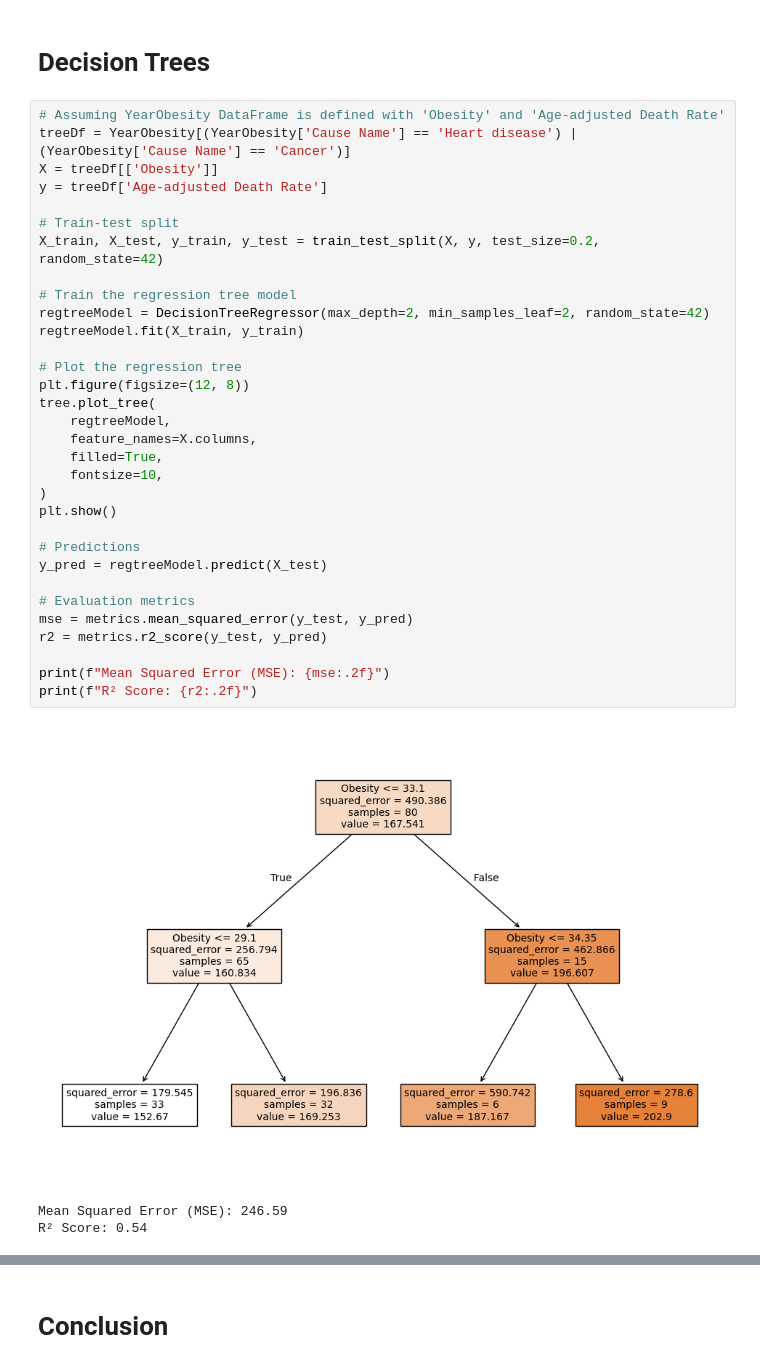
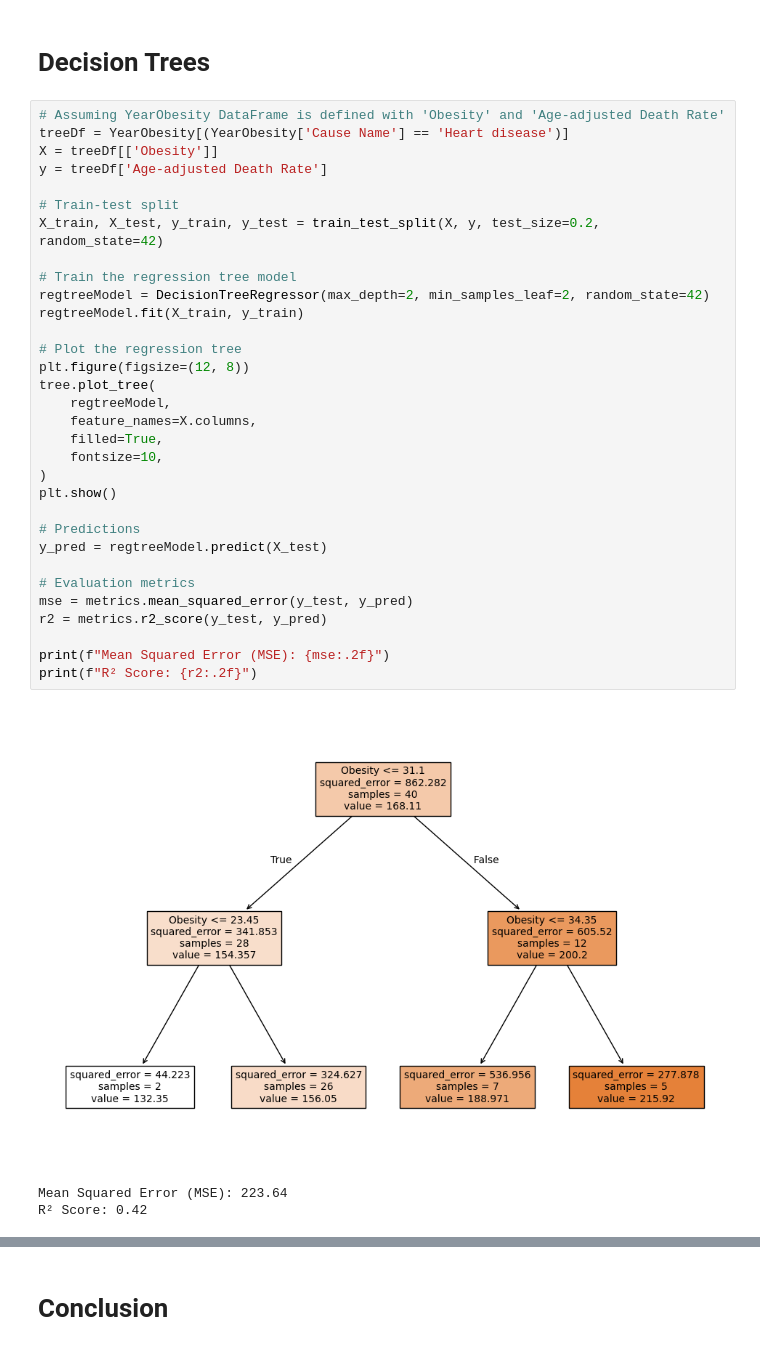
Before and after one commit to LoganWongbangchuad/DataScience, a Jupyter notebook: code/final.ipynb, the cells around one changed output, grey strips where cells are left out. Cells and saved outputs as stored; diff of their text form.

```diff
--- a/code/final.ipynb
+++ b/code/final.ipynb
@@ -786,37 +914,37 @@ This analysis indicates that the optimal number of clusters for the given datase
 # Decision Trees
 # %%
 # Assuming YearObesity DataFrame is defined with 'Obesity' and 'Age-adjusted Death Rate'
-treeDf = YearObesity[(YearObesity['Cause Name'] == 'Heart disease') | (YearObesity['Cause Name'] == 'Cancer')]
+treeDf = YearObesity[(YearObesity['Cause Name'] == 'Heart disease')]
 X = treeDf[['Obesity']]
 y = treeDf['Age-adjusted Death Rate']
 
 # Train-test split
 X_train, X_test, y_train, y_test = train_test_split(X, y, test_size=0.2, random_state=42)
 
 # Train the regression tree model
 regtreeModel = DecisionTreeRegressor(max_depth=2, min_samples_leaf=2, random_state=42)
 regtreeModel.fit(X_train, y_train)
 
 # Plot the regression tree
 plt.figure(figsize=(12, 8))
 tree.plot_tree(
     regtreeModel,
     feature_names=X.columns,
     filled=True,
     fontsize=10,
 )
 plt.show()
 
 # Predictions
 y_pred = regtreeModel.predict(X_test)
 
 # Evaluation metrics
 mse = metrics.mean_squared_error(y_test, y_pred)
 r2 = metrics.r2_score(y_test, y_pred)
 
 print(f"Mean Squared Error (MSE): {mse:.2f}")
 print(f"R² Score: {r2:.2f}")
 # %% [output]
-[figure, old version]
+[figure, new version]
-Mean Squared Error (MSE): 246.59
-R² Score: 0.54
+Mean Squared Error (MSE): 223.64
+R² Score: 0.42
```
Also changed, not shown: parts of 26 cells of this notebook.
